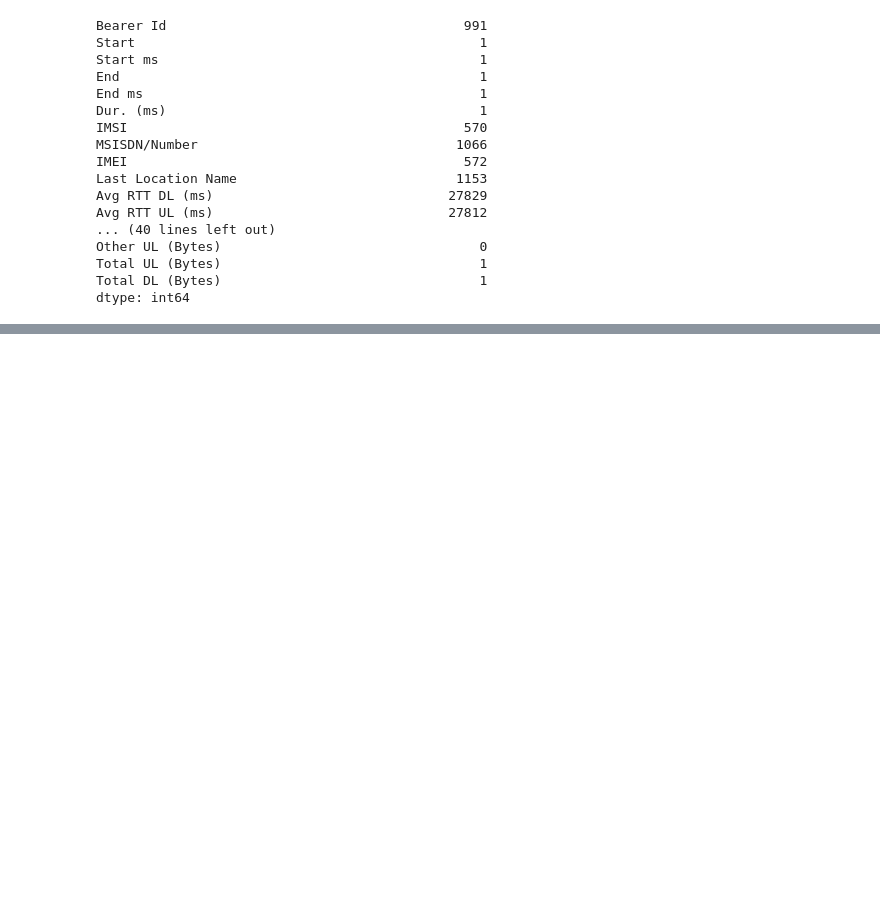
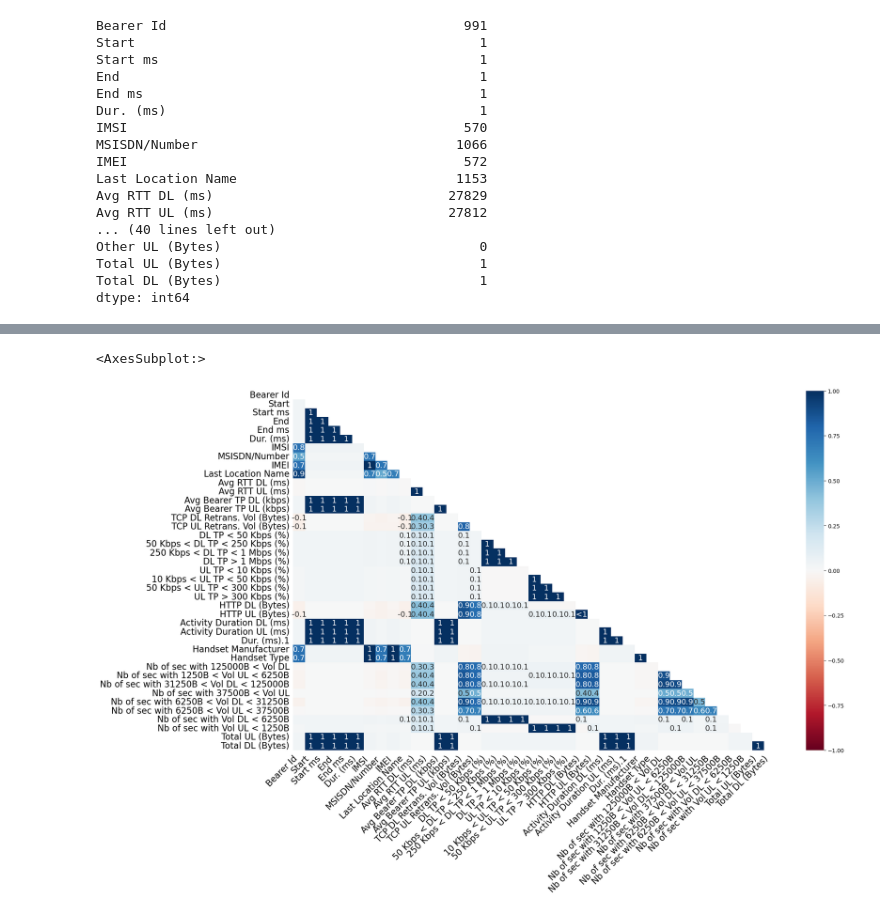
Before and after one commit to mekdes975/10telecom, a Jupyter notebook: notebooks/telecom.ipynb, the cells around one changed output, grey strips where cells are left out. Drawn from its saved outputs; the diff is of its cells as text; code cells hidden in the pictures; blank space fills up the shorter version.

```diff
--- a/notebooks/telecom.ipynb
+++ b/notebooks/telecom.ipynb
@@ -99,0 +162,5 @@ dtype: int64
+# %%
+msno.heatmap(df)
+# %% [output]
+<AxesSubplot:>
+[figure, added]
```
Also changed, not shown: parts of 20 cells of this notebook.
